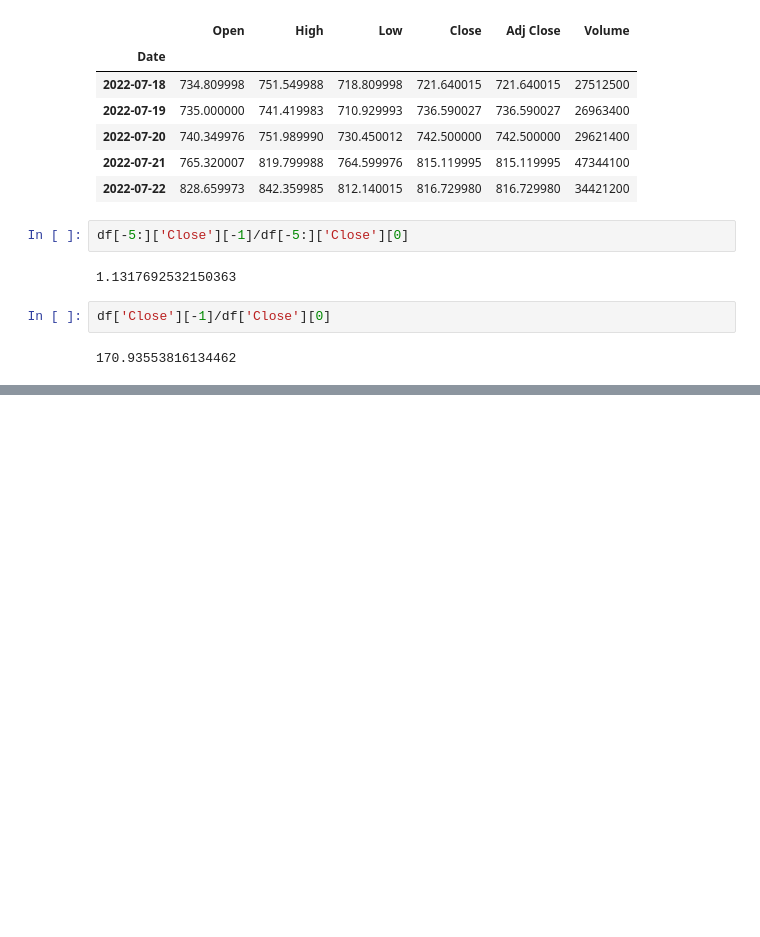
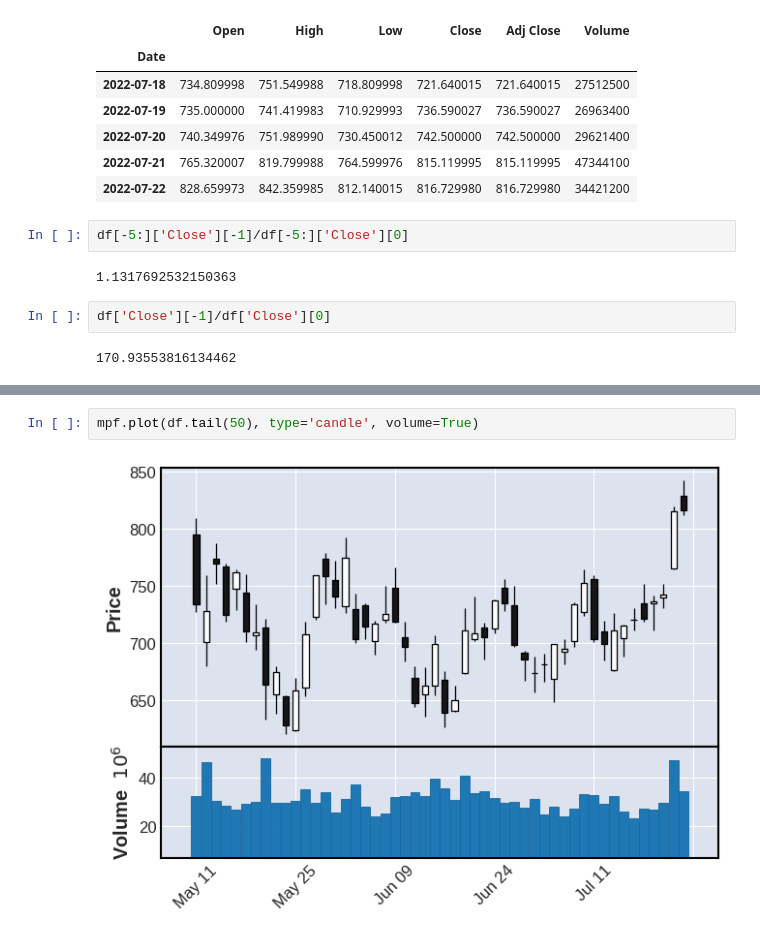
Before and after one commit to OliverTai0118/ryanben, a Jupyter notebook: 20220723.ipynb, the cells around one changed output, grey strips where cells are left out. Saved outputs shown, nothing was run; the diff lists cells and outputs as text; blank space fills up the shorter version.

```diff
--- a/20220723.ipynb
+++ b/20220723.ipynb
@@ -299,0 +367,4 @@ df['Close'][-1]/df['Close'][0]
+# %%
+mpf.plot(df.tail(50), type='candle', volume=True)
+# %% [output]
+[figure, added]
```
Also changed, not shown: parts of 10 cells of this notebook.
